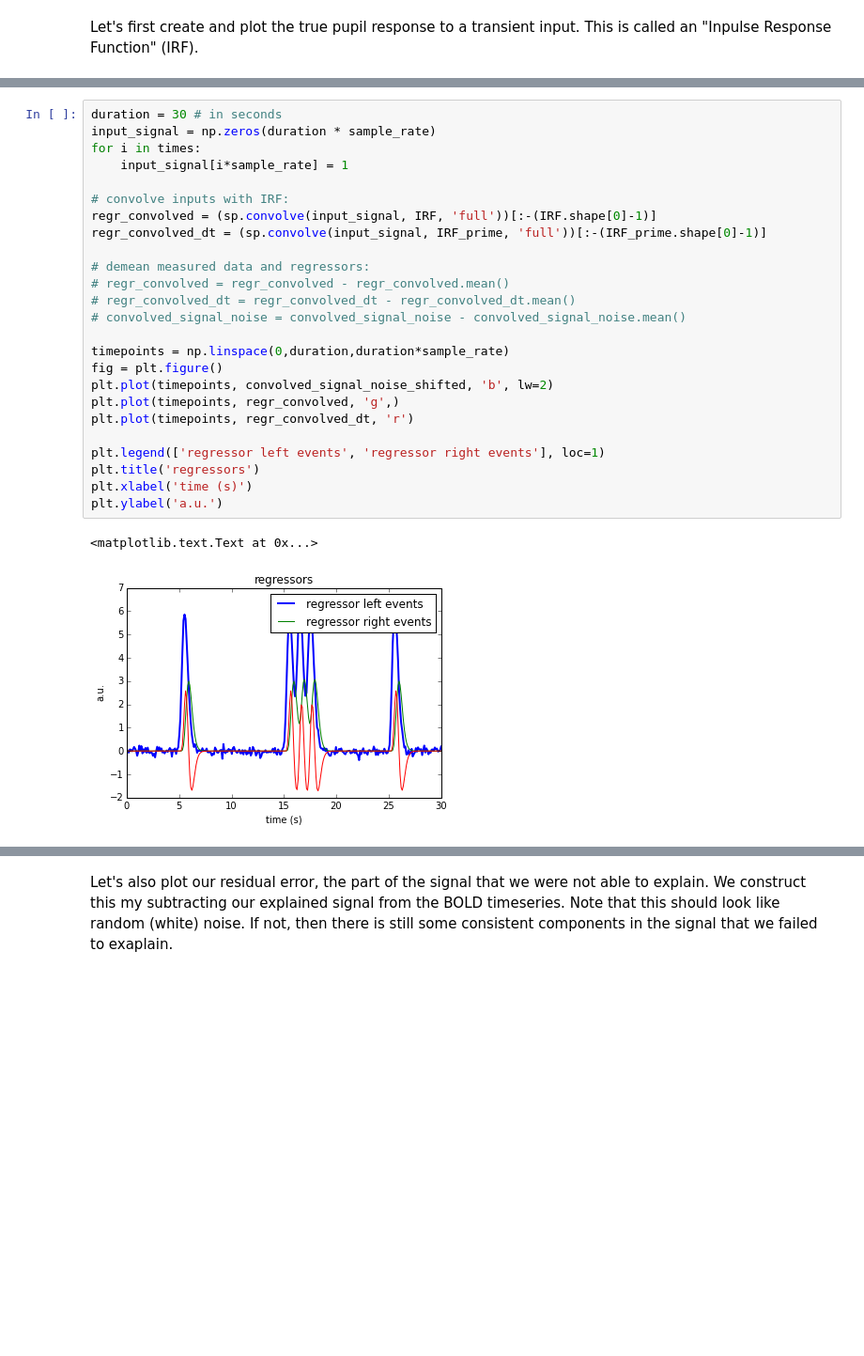
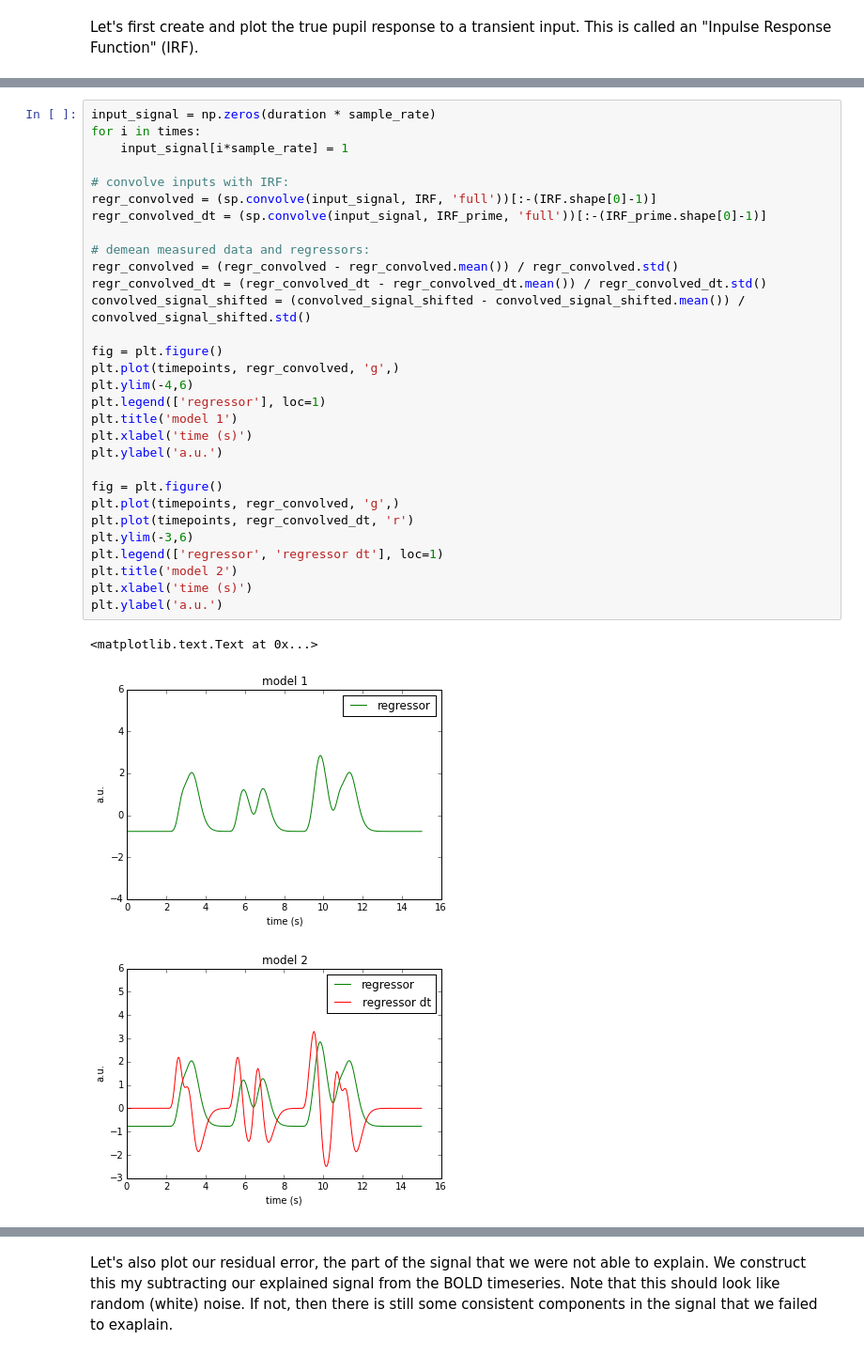
Before and after one commit to jwdegee/IPython-Notebook-Tutorials, a Jupyter notebook: GLM_delay.ipynb, the cells around one changed output, grey strips where cells are left out. Shown: that part at 94% size. Cells and saved outputs as stored; diff of their text form; blank space fills up the shorter version.

```diff
--- a/GLM_delay.ipynb
+++ b/GLM_delay.ipynb
@@ -121,29 +124,35 @@ Let's create a regressor separately for every type of event. In our case, we wan
 # %%
-duration = 30 # in seconds
 input_signal = np.zeros(duration * sample_rate)
 for i in times:
     input_signal[i*sample_rate] = 1
 
 # convolve inputs with IRF:
 regr_convolved = (sp.convolve(input_signal, IRF, 'full'))[:-(IRF.shape[0]-1)]
 regr_convolved_dt = (sp.convolve(input_signal, IRF_prime, 'full'))[:-(IRF_prime.shape[0]-1)]
 
 # demean measured data and regressors:
-# regr_convolved = regr_convolved - regr_convolved.mean()
-# regr_convolved_dt = regr_convolved_dt - regr_convolved_dt.mean()
-# convolved_signal_noise = convolved_signal_noise - convolved_signal_noise.mean()
+regr_convolved = (regr_convolved - regr_convolved.mean()) / regr_convolved.std()
+regr_convolved_dt = (regr_convolved_dt - regr_convolved_dt.mean()) / regr_convolved_dt.std()
+convolved_signal_shifted = (convolved_signal_shifted - convolved_signal_shifted.mean()) / convolved_signal_shifted.std()
 
-timepoints = np.linspace(0,duration,duration*sample_rate)
 fig = plt.figure()
-plt.plot(timepoints, convolved_signal_noise_shifted, 'b', lw=2)
+plt.plot(timepoints, regr_convolved, 'g',)
+plt.ylim(-4,6)
+plt.legend(['regressor'], loc=1)
+plt.title('model 1')
+plt.xlabel('time (s)')
+plt.ylabel('a.u.')
+
+fig = plt.figure()
 plt.plot(timepoints, regr_convolved, 'g',)
 plt.plot(timepoints, regr_convolved_dt, 'r')
-
-plt.legend(['regressor left events', 'regressor right events'], loc=1)
-plt.title('regressors')
+plt.ylim(-3,6)
+plt.legend(['regressor', 'regressor dt'], loc=1)
+plt.title('model 2')
 plt.xlabel('time (s)')
 plt.ylabel('a.u.')
 # %% [output]
 <matplotlib.text.Text at 0x...>
-[figure, old version]
+[figure, new version]
+[figure, added]
 # %% [markdown]
```
Also changed, not shown: parts of 17 cells of this notebook.
